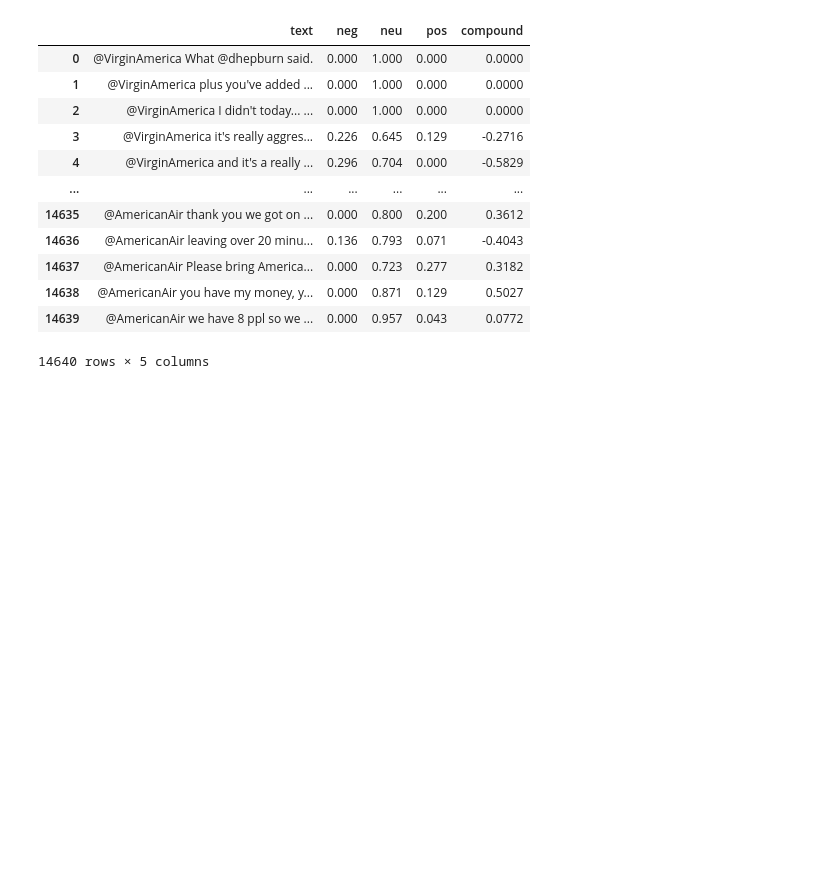
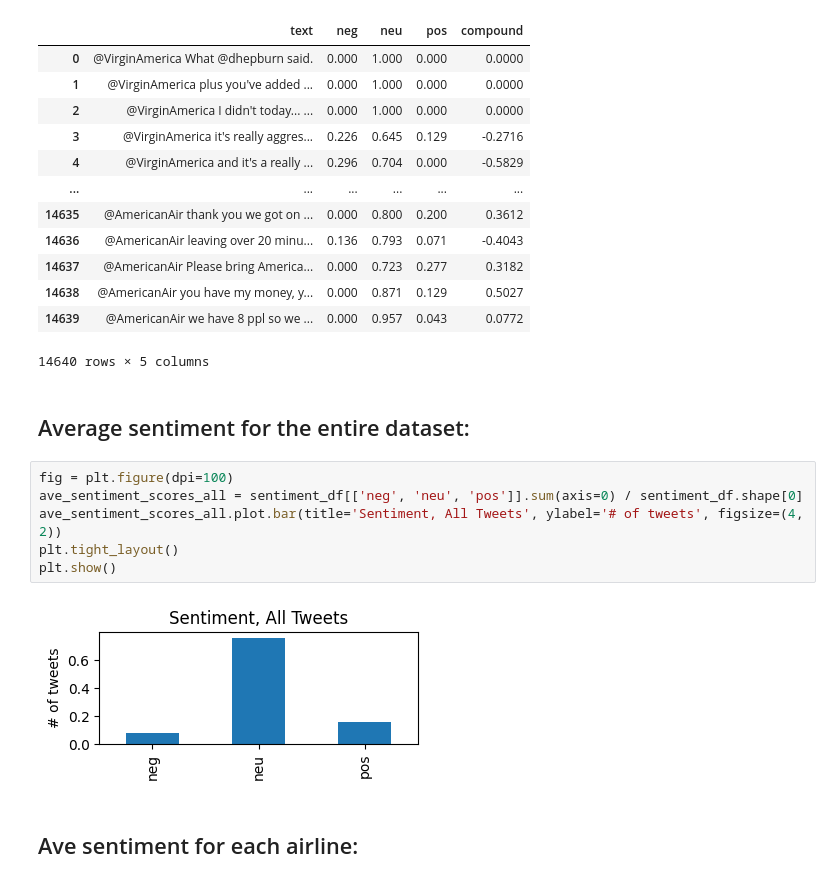
Before and after one commit to temujin-lampasa/social_computing, a Jupyter notebook: notebooks/analyzing_airline_tweets.ipynb, the cells around one changed output. Drawn from its saved outputs; the diff is of its cells as text; blank space fills up the shorter version.

```diff
--- a/notebooks/analyzing_airline_tweets.ipynb
+++ b/notebooks/analyzing_airline_tweets.ipynb
@@ -255,3 +252,15 @@ sentiment_df
 | 14638 | @AmericanAir you have my money, y... | 0.000 | 0.871 | 0.129 | 0.5027 |
 | 14639 | @AmericanAir we have 8 ppl so we ... | 0.000 | 0.957 | 0.043 | 0.0772 |
 14640 rows × 5 columns
+# %% [markdown]
+## Average sentiment for the entire dataset:
+# %%
+fig = plt.figure(dpi=100)
+ave_sentiment_scores_all = sentiment_df[['neg', 'neu', 'pos']].sum(axis=0) / sentiment_df.shape[0]
+ave_sentiment_scores_all.plot.bar(title='Sentiment, All Tweets', ylabel='# of tweets', figsize=(4, 2))
+plt.tight_layout()
+plt.show()
+# %% [output]
+[figure, added]
+# %% [markdown]
+## Ave sentiment for each airline:
```
Also changed, not shown: parts of 10 cells of this notebook.
